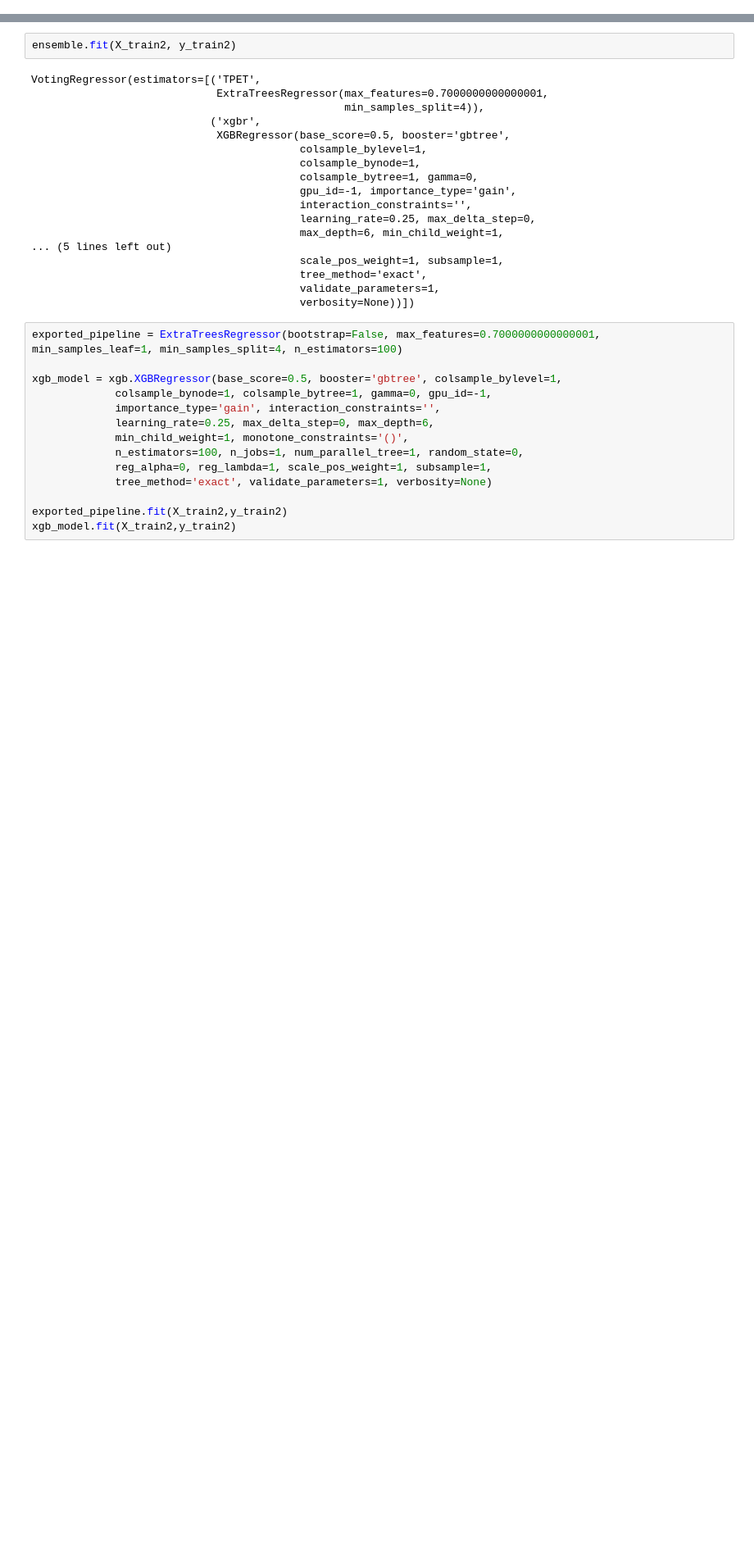
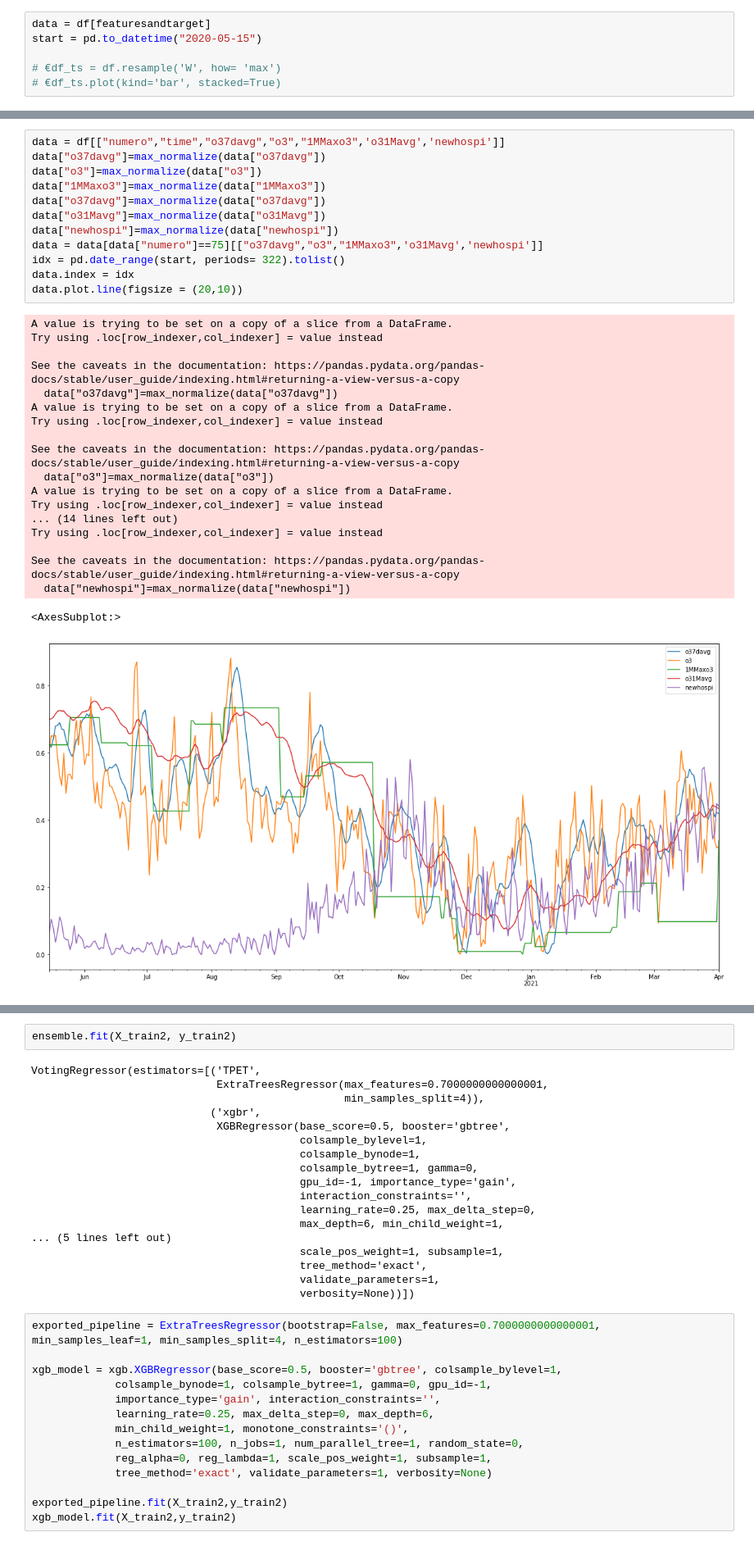
Before and after one commit to limiteinductive/covsco, a Jupyter notebook: notebooks/LG_JN.ipynb, the cells around one changed output, grey strips where cells are left out. Shown at 82% size. Saved outputs shown, nothing was run; the diff lists cells and outputs as text; blank space fills up the shorter version.

```diff
--- a/notebooks/LG_JN.ipynb
+++ b/notebooks/LG_JN.ipynb
@@ -243,0 +113,6 @@ print("\n")
+# %%
+data = df[featuresandtarget]
+start = pd.to_datetime("2020-05-15")
+
+# €df_ts = df.resample('W', how= 'max')
+# €df_ts.plot(kind='bar', stacked=True)
@@ -243,0 +125,32 @@ print("\n")
+# %%
+data = df[["numero","time","o37davg","o3","1MMaxo3",'o31Mavg','newhospi']]
+data["o37davg"]=max_normalize(data["o37davg"])
+data["o3"]=max_normalize(data["o3"])
+data["1MMaxo3"]=max_normalize(data["1MMaxo3"])
+data["o37davg"]=max_normalize(data["o37davg"])
+data["o31Mavg"]=max_normalize(data["o31Mavg"])
+data["newhospi"]=max_normalize(data["newhospi"])
+data = data[data["numero"]==75][["o37davg","o3","1MMaxo3",'o31Mavg','newhospi']]
+idx = pd.date_range(start, periods= 322).tolist()
+data.index = idx
+data.plot.line(figsize = (20,10))
+# %% [output]
+A value is trying to be set on a copy of a slice from a DataFrame.
+Try using .loc[row_indexer,col_indexer] = value instead
+
+See the caveats in the documentation: https://pandas.pydata.org/pandas-docs/stable/user_guide/indexing.html#returning-a-view-versus-a-copy
+  data["o37davg"]=max_normalize(data["o37davg"])
+A value is trying to be set on a copy of a slice from a DataFrame.
+Try using .loc[row_indexer,col_indexer] = value instead
+
+See the caveats in the documentation: https://pandas.pydata.org/pandas-docs/stable/user_guide/indexing.html#returning-a-view-versus-a-copy
+  data["o3"]=max_normalize(data["o3"])
+A value is trying to be set on a copy of a slice from a DataFrame.
+Try using .loc[row_indexer,col_indexer] = value instead
+... (14 lines left out)
+Try using .loc[row_indexer,col_indexer] = value instead
+
+See the caveats in the documentation: https://pandas.pydata.org/pandas-docs/stable/user_guide/indexing.html#returning-a-view-versus-a-copy
+  data["newhospi"]=max_normalize(data["newhospi"])
+<AxesSubplot:>
+[figure, added]
```
Also changed, not shown: parts of 33 cells of this notebook, 5 other files.
